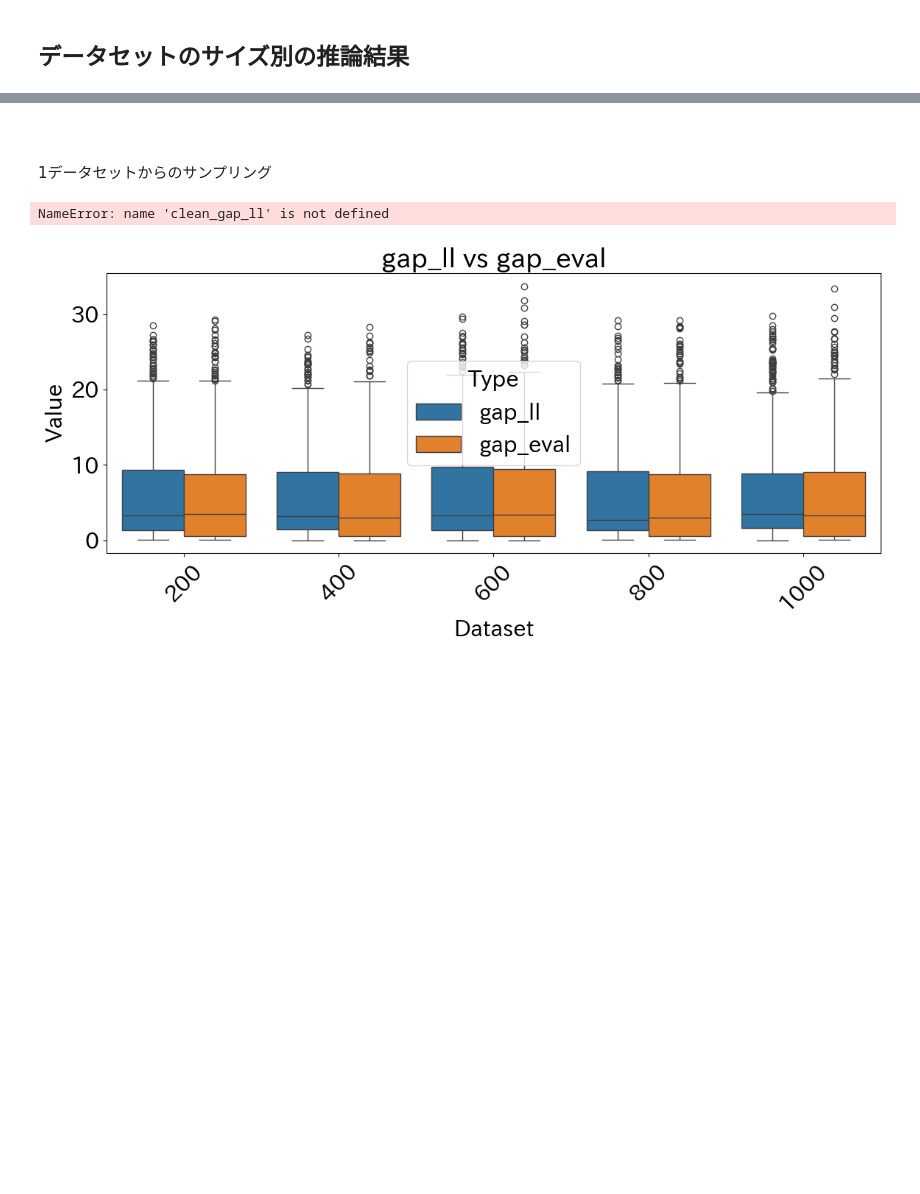
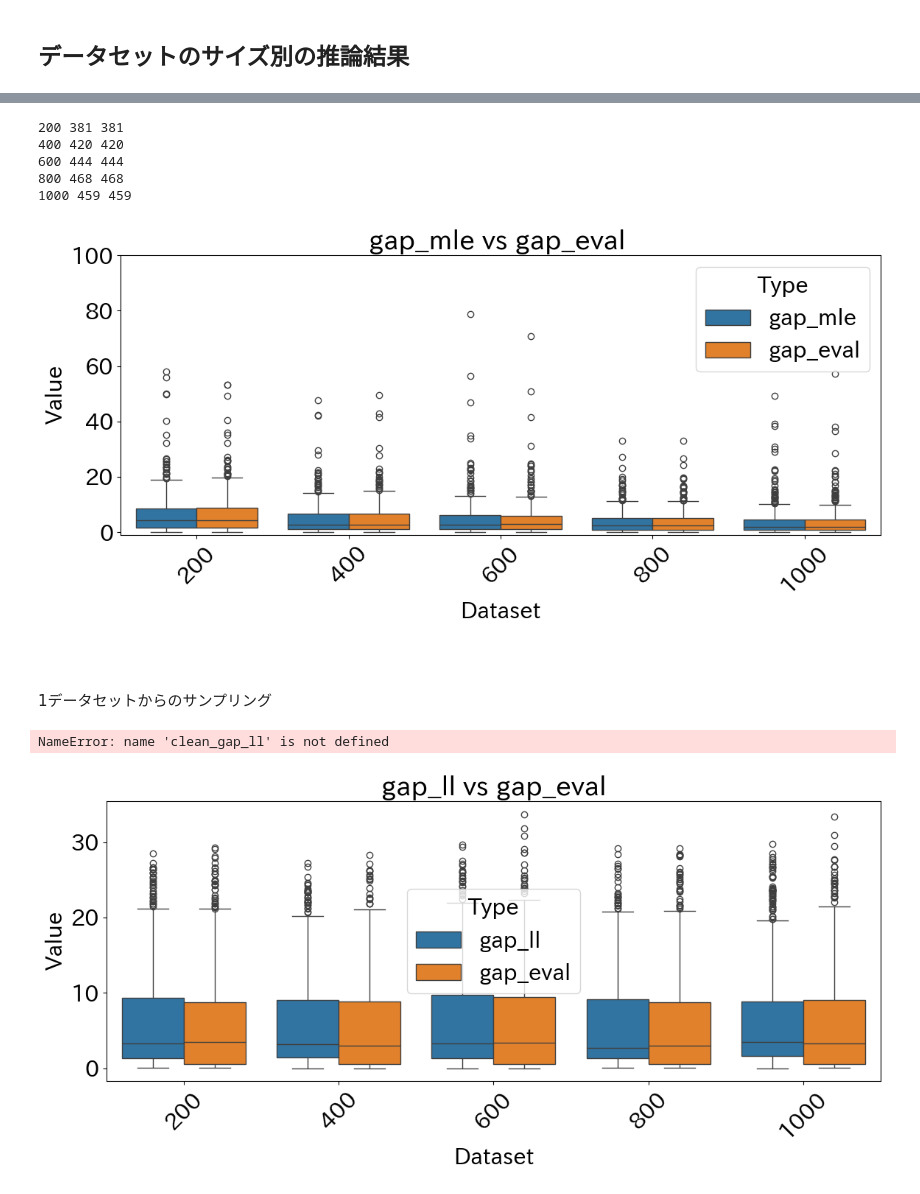
Before and after one commit to natsuki0720/CTMCxDeepSets, a Jupyter notebook: notebooks/evaluate_mixed_model.ipynb, the cells around one changed output, grey strips where cells are left out. Cells and saved outputs as stored; diff of their text form; code cells hidden in the pictures; blank space fills up the shorter version.

```diff
--- a/notebooks/evaluate_mixed_model.ipynb
+++ b/notebooks/evaluate_mixed_model.ipynb
@@ -479,27 +505,34 @@ plt.show()
 # %%
-# # ---- Violinプロット用にデータを整形 ----
-# plot_data = []
-# for label, ll_vals, ev_vals in zip(dataset_list, filtered_gap_ll, filtered_gap_eval):
-#     print(label,len(ll_vals),len(ev_vals))
-#     for v in ll_vals:
-#         plot_data.append({"Dataset": label, "Value": v, "Type": "gap_ll"})
+# ---- Violinプロット用にデータを整形 ----
+plot_data = []
+for label, mle_vals, ev_vals in zip(dataset_list, gap_mle, gap_eval):
+    print(label,len(mle_vals),len(ev_vals))
+    for v in mle_vals:
+        plot_data.append({"Dataset": label, "Value": v, "Type": "gap_mle"})
 
-#     for v in ev_vals:
-#         plot_data.append({"Dataset": label, "Value": v, "Type": "gap_eval"})
+    for v in ev_vals:
+        plot_data.append({"Dataset": label, "Value": v, "Type": "gap_eval"})
 
 
 
-# df = pd.DataFrame(plot_data)
+df = pd.DataFrame(plot_data)
 
-# # ---- Violin plot 横並び ----
-# plt.figure(figsize=(12, 6))
-# # sns.violinplot(data=df, x="Dataset", y="Value", hue="Type", split=True)
-# sns.boxplot(data=df, x="Dataset", y="Value", hue="Type")
-# plt.ylim((-1,50))
-# plt.title("gap_ll vs gap_eval ")
-# plt.xticks(rotation=45)
-# plt.tight_layout()
-# plt.show()
+# ---- Violin plot 横並び ----
+plt.figure(figsize=(12, 6))
+# sns.violinplot(data=df, x="Dataset", y="Value", hue="Type", split=True)
+sns.boxplot(data=df, x="Dataset", y="Value", hue="Type")
+plt.ylim((-1,100))
+plt.title("gap_mle vs gap_eval ")
+plt.xticks(rotation=45)
+plt.tight_layout()
+plt.show()
+# %% [output]
+200 381 381
+400 420 420
+600 444 444
+800 468 468
+1000 459 459
+[figure, added]
 # %% [markdown]
 #
 # %%
```
Also changed, not shown: parts of 14 cells of this notebook, 14 other files.
